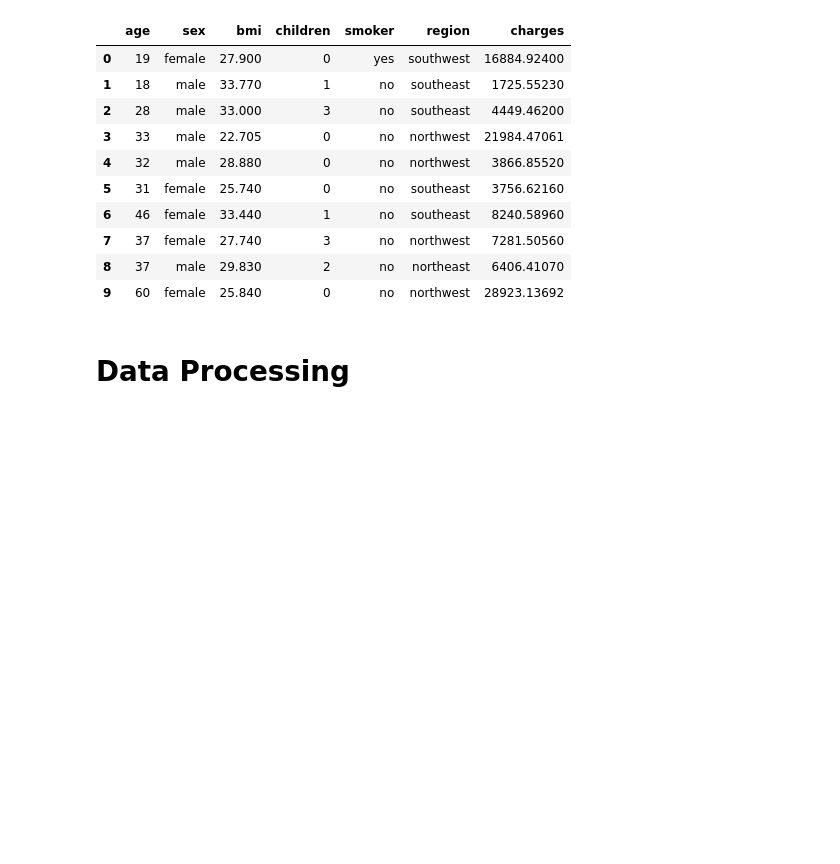
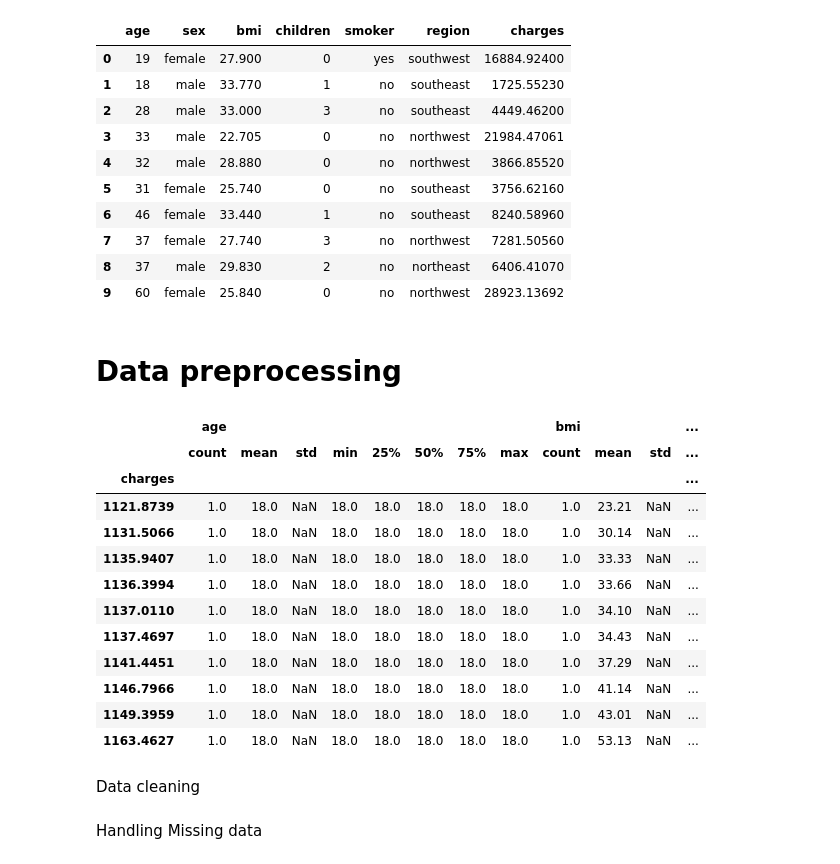
Before and after one commit to Lolpold-T/Health-Insurance-Cost-Prediction--Linear-Regression, a Jupyter notebook: Health Insurance Cost Prediction.ipynb, the cells around one changed output. Cells and saved outputs as stored; diff of their text form; code cells hidden in the pictures; blank space fills up the shorter version.

```diff
--- a/Health Insurance Cost Prediction.ipynb
+++ b/Health Insurance Cost Prediction.ipynb
@@ -33,8 +62,30 @@ data.head(10)
 | 8 | 37 | male | 29.830 | 2 | no | northeast | 6406.41070 |
 | 9 | 60 | female | 25.840 | 0 | no | northwest | 28923.13692 |
 # %% [markdown]
-# Data Processing
+# Data preprocessing
 # %%
 #allowing cell multiple outputs
 from IPython.core.interactiveshell import InteractiveShell
 InteractiveShell.ast_node_interactivity = "all"
+# %%
+#display maximum columns to fit my display
+pd.set_option('display.max_columns', 100)
+# %%
+#view statistical characteristics of the first 10 attributes based on 'charges' variable
+data.groupby('charges').describe().head(10)
+# %% [output]
+|  | age |  |  |  |  |  |  |  | bmi |  |  | ... |
+|  | count | mean | std | min | 25% | 50% | 75% | max | count | mean | std | ... |
+| charges |  |  |  |  |  |  |  |  |  |  |  | ... |
+| 1121.8739 | 1.0 | 18.0 | NaN | 18.0 | 18.0 | 18.0 | 18.0 | 18.0 | 1.0 | 23.21 | NaN | ... |
+| 1131.5066 | 1.0 | 18.0 | NaN | 18.0 | 18.0 | 18.0 | 18.0 | 18.0 | 1.0 | 30.14 | NaN | ... |
+| 1135.9407 | 1.0 | 18.0 | NaN | 18.0 | 18.0 | 18.0 | 18.0 | 18.0 | 1.0 | 33.33 | NaN | ... |
+| 1136.3994 | 1.0 | 18.0 | NaN | 18.0 | 18.0 | 18.0 | 18.0 | 18.0 | 1.0 | 33.66 | NaN | ... |
+| 1137.0110 | 1.0 | 18.0 | NaN | 18.0 | 18.0 | 18.0 | 18.0 | 18.0 | 1.0 | 34.10 | NaN | ... |
+| 1137.4697 | 1.0 | 18.0 | NaN | 18.0 | 18.0 | 18.0 | 18.0 | 18.0 | 1.0 | 34.43 | NaN | ... |
+| 1141.4451 | 1.0 | 18.0 | NaN | 18.0 | 18.0 | 18.0 | 18.0 | 18.0 | 1.0 | 37.29 | NaN | ... |
+| 1146.7966 | 1.0 | 18.0 | NaN | 18.0 | 18.0 | 18.0 | 18.0 | 18.0 | 1.0 | 41.14 | NaN | ... |
+| 1149.3959 | 1.0 | 18.0 | NaN | 18.0 | 18.0 | 18.0 | 18.0 | 18.0 | 1.0 | 43.01 | NaN | ... |
+| 1163.4627 | 1.0 | 18.0 | NaN | 18.0 | 18.0 | 18.0 | 18.0 | 18.0 | 1.0 | 53.13 | NaN | ... |
+# %% [markdown]
+Data cleaning
@@ -40,0 +104,2 @@ InteractiveShell.ast_node_interactivity = "all"
+# %% [markdown]
+Handling Missing data
```
Also changed, not shown: parts of 56 cells of this notebook.
